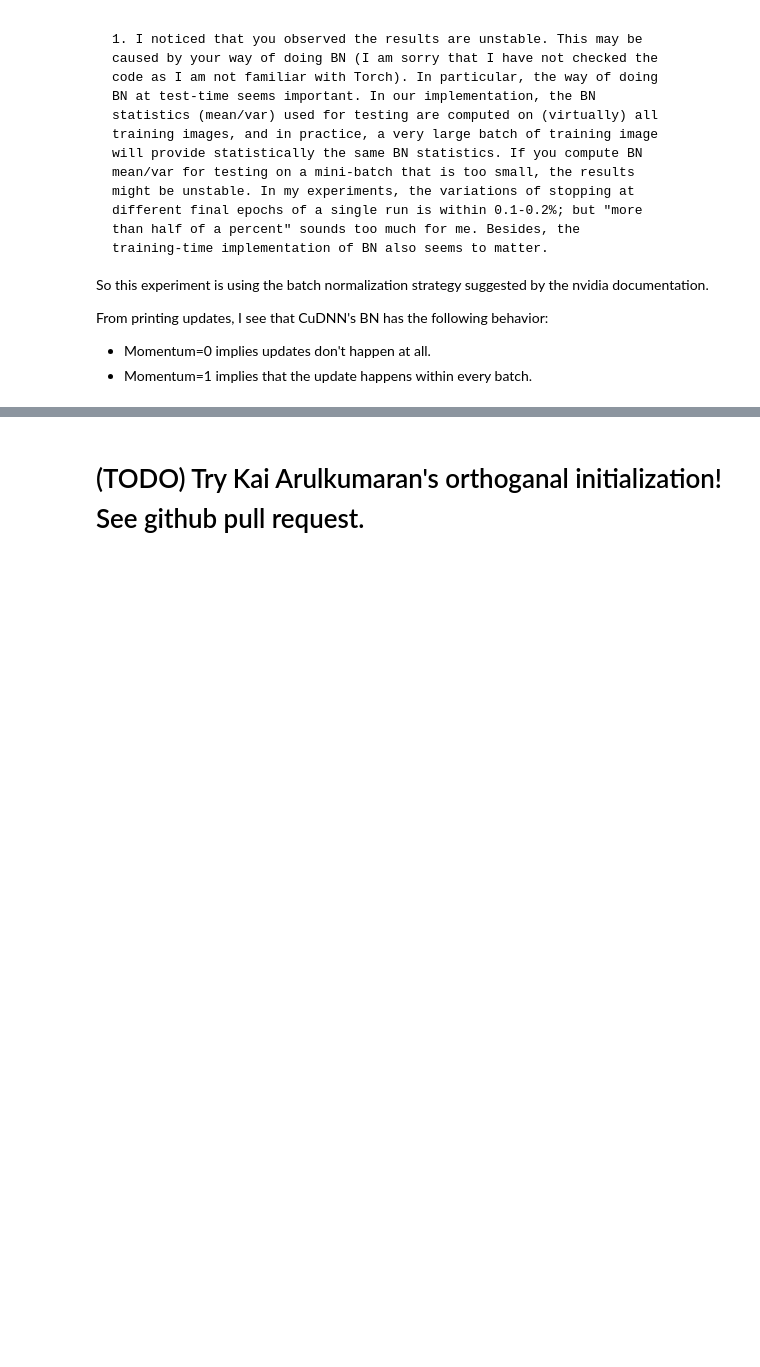
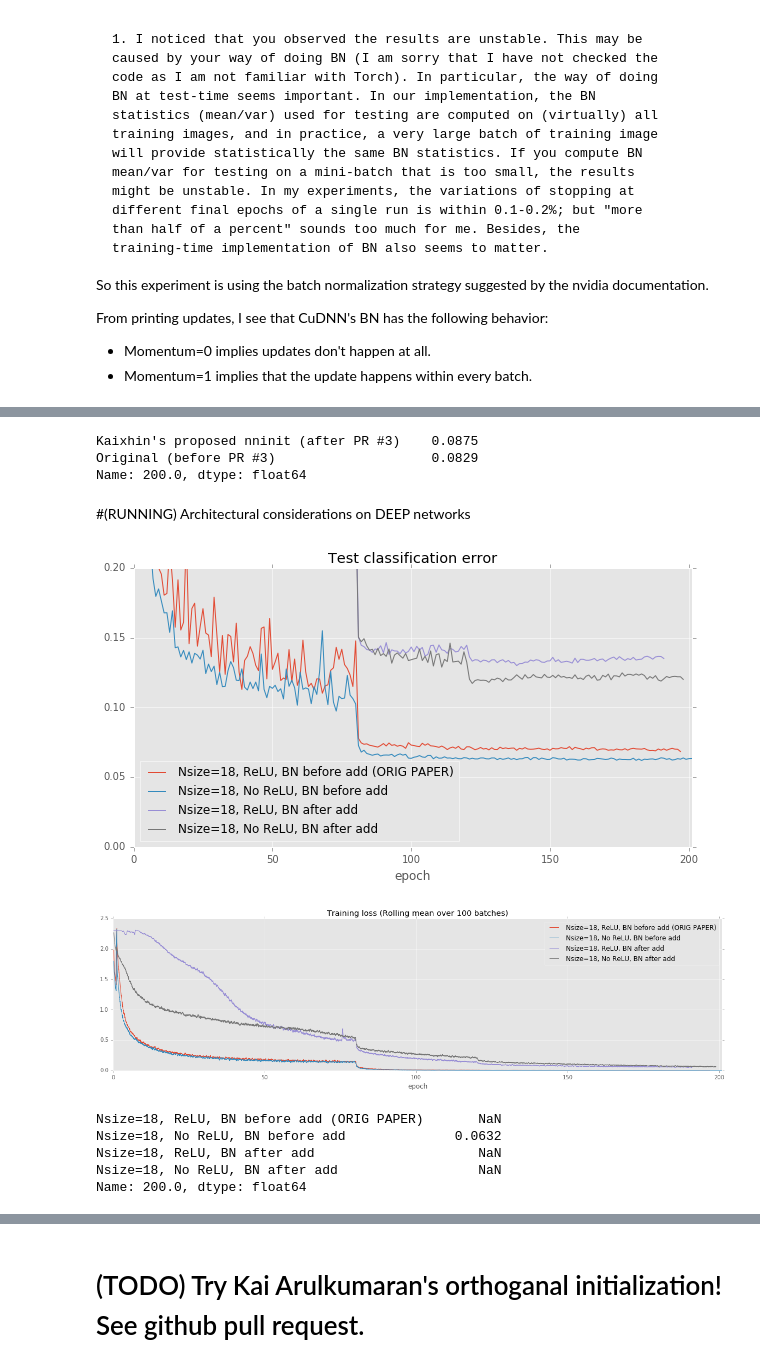
Before and after one commit to gcr/torch-residual-networks, a Jupyter notebook: Residual Network Experiment Results.ipynb, the cells around one changed output, grey strips where cells are left out. Cells and saved outputs as stored; diff of their text form; code cells hidden in the pictures; blank space fills up the shorter version.

```diff
--- a/Residual Network Experiment Results.ipynb
+++ b/Residual Network Experiment Results.ipynb
@@ -260,0 +293,41 @@ df_err.plot(
+# %%
+df_err.loc[200]
+# %% [output]
+Kaixhin's proposed nninit (after PR #3)    0.0875
+Original (before PR #3)                    0.0829
+Name: 200.0, dtype: float64
+# %% [markdown]
+#(RUNNING) Architectural considerations on DEEP networks
+# %%
+experiments = collections.OrderedDict([
+    ("201601181920-jmOtpiNPQa", "Nsize=18, ReLU, BN before add (ORIG PAPER)"),
+    ("201601181924-V2wDg0NKDK", "Nsize=18, No ReLU, BN before add"),
+    ("201601181922-8VYWhyuTuA", "Nsize=18, ReLU, BN after add"),
+    ("201601181923-Qfp5mTA2u9", "Nsize=18, No ReLU, BN after add"),
+])
+df_loss = wb.meld_csv(experiments, "Training loss.csv","loss")
+df_loss.index /= 50000.0; df_loss.index.name = "epoch"
+df_err = wb.meld_csv(experiments, "Testing Error.csv","error")
+df_err = df_err.sort_index(na_position='first')
+df_err.index /= 50000.0; df_err.index.name = "epoch"
+pd.rolling_mean(df_loss, 100).plot(
+    title="Training loss (Rolling mean over 100 batches)",
+    figsize=(20,5),
+    #xlim=(0,200),
+    #ylim=(0, 0.5)
+)
+df_err.plot(
+    #xlim=(0,200),
+    ylim=(0.0,0.2),
+    figsize=(10,5),
+    title="Test classification error",
+)
+print df_err.loc[200]
+# %% [output]
+[figure, added]
+[figure, added]
+Nsize=18, ReLU, BN before add (ORIG PAPER)       NaN
+Nsize=18, No ReLU, BN before add              0.0632
+Nsize=18, ReLU, BN after add                     NaN
+Nsize=18, No ReLU, BN after add                  NaN
+Name: 200.0, dtype: float64
```
Also changed, not shown: parts of 16 cells of this notebook, 1 other file.
